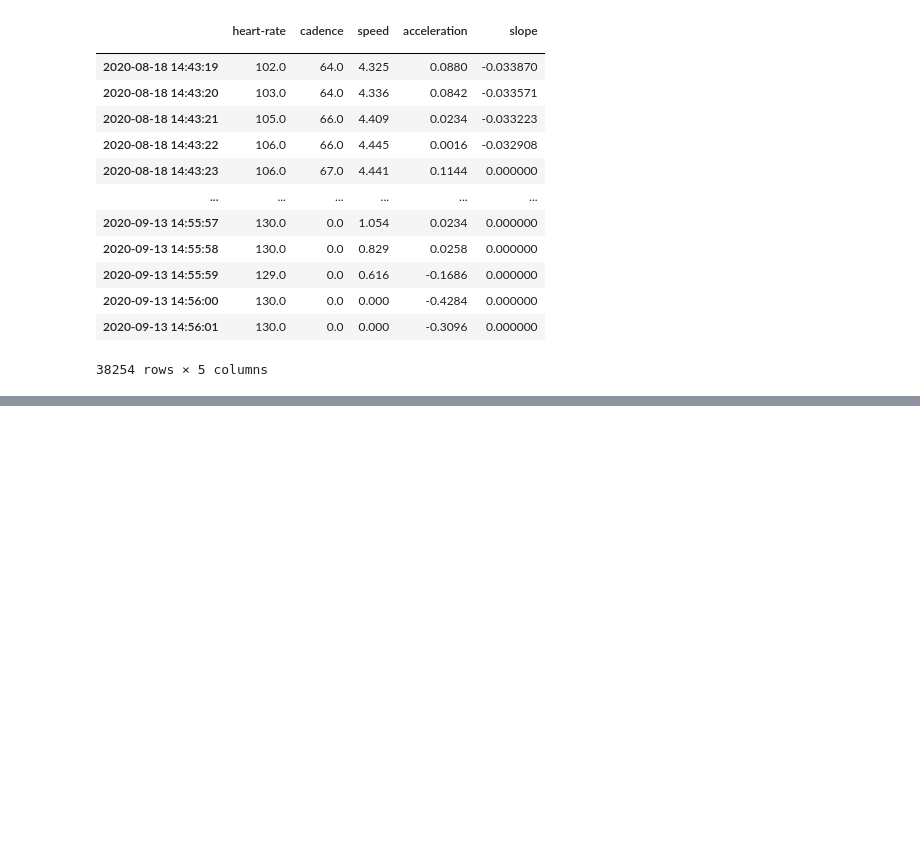
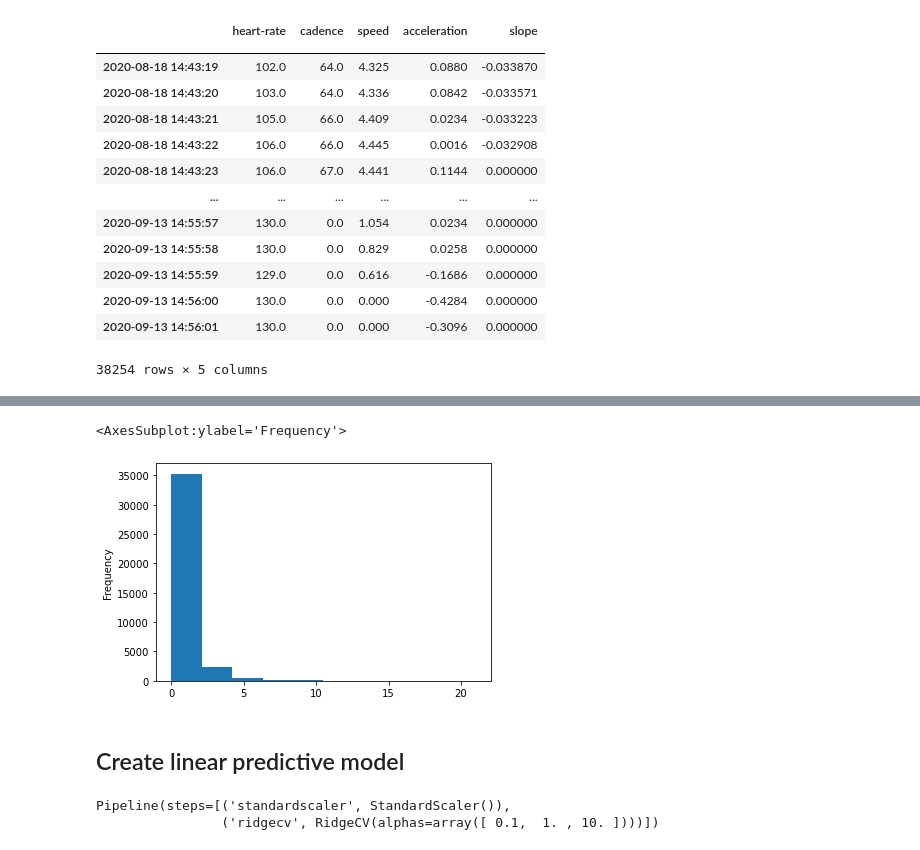
Before and after one commit to szalmaf/Machine-Learning-in-Python-with-scikit-learn, a Jupyter notebook: 0714_Wrap-up_Quiz_Model_evaluation.ipynb, the cells around one changed output, grey strips where cells are left out. Drawn from its saved outputs; the diff is of its cells as text; code cells hidden in the pictures; blank space fills up the shorter version.

```diff
--- a/0714_Wrap-up_Quiz_Model_evaluation.ipynb
+++ b/0714_Wrap-up_Quiz_Model_evaluation.ipynb
@@ -34,0 +51,6 @@ data
+# %%
+data_lin = pd.DataFrame(data['speed']**3.)
+data_lin.rename(columns={'speed': 'cubedspeed'}, inplace=True)
+data_lin['speed'] = data['speed']
+data_lin['sinspeed'] = np.arctan(np.sin(data['slope'])) * data['speed']
+data_lin['accspeed'] = (data['acceleration'] > 0) * data['acceleration'] * data['speed']
@@ -34,0 +74,7 @@ data
+# %%
+data_lin['accspeed'].plot.hist()
+# %% [output]
+<AxesSubplot:ylabel='Frequency'>
+[figure, added]
+# %% [markdown]
+## Create linear predictive model
@@ -34,0 +87,5 @@ data
+# %%
+model
+# %% [output]
+Pipeline(steps=[('standardscaler', StandardScaler()),
+                ('ridgecv', RidgeCV(alphas=array([ 0.1,  1. , 10. ])))])
```
Also changed, not shown: parts of 58 cells of this notebook.
